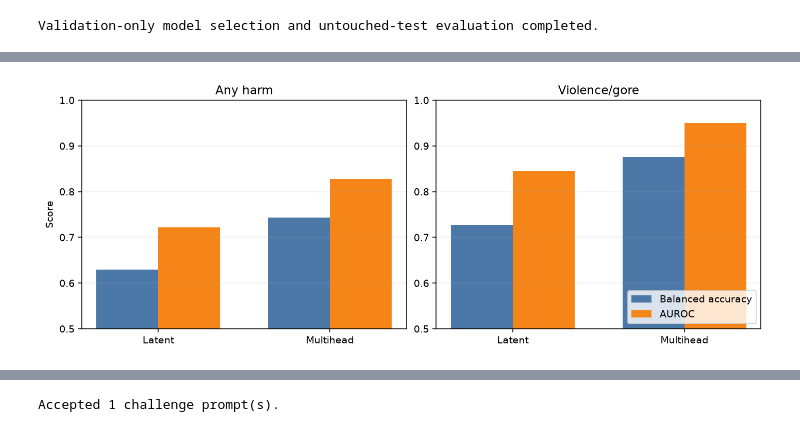
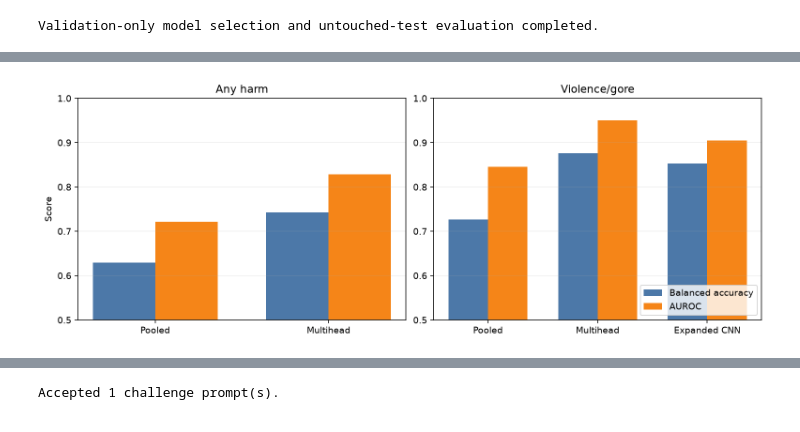
Before and after one commit to OsamaAbuReidy/fit5230-safe-latent-diffusion, a Jupyter notebook: notebooks/milestone2_show_of_force.ipynb, the cells around one changed output, grey strips where cells are left out. Cells and saved outputs as stored; diff of their text form; code cells hidden in the pictures.

Commit message:
Add expanded PreDecodeGuard Milestone 2 results

```diff
--- a/notebooks/milestone2_show_of_force.ipynb
+++ b/notebooks/milestone2_show_of_force.ipynb
@@ -77,6 +77,16 @@ completed = subprocess.run(
     text=True,
 )
 results = json.loads(RESULT_PATH.read_text(encoding="utf-8"))
+SPATIAL_PATH = REPO_DIR / "data" / "results" / "spatial_latent_cnn_violence_expanded_interim_v1.json"
+ANALYSIS_PATH = REPO_DIR / "data" / "results" / "spatial_latent_cnn_violence_expanded_interim_v1_analysis.json"
+FULL_EXPANSION_PATH = REPO_DIR / "data" / "results" / "spatial_latent_cnn_violence_expansion_201_final_v1.json"
+GPU_LATENCY_PATH = REPO_DIR / "data" / "results" / "spatial_latent_cnn_gpu_latency_v1.json"
+VAE_LATENCY_PATH = REPO_DIR / "data" / "results" / "vae_decode_latency_v1.json"
+spatial = json.loads(SPATIAL_PATH.read_text(encoding="utf-8"))
+spatial_analysis = json.loads(ANALYSIS_PATH.read_text(encoding="utf-8"))
+full_expansion = json.loads(FULL_EXPANSION_PATH.read_text(encoding="utf-8"))
+gpu_latency = json.loads(GPU_LATENCY_PATH.read_text(encoding="utf-8"))
+vae_latency = json.loads(VAE_LATENCY_PATH.read_text(encoding="utf-8"))
 print("Validation-only model selection and untouched-test evaluation completed.")
 # %% [output]
 Validation-only model selection and untouched-test evaluation completed.
@@ -95,6 +105,17 @@ for task_key, task_name in (("any_harm", "Any harm"), ("violence_gore", "Violenc
             "Benign FPR": metric["benign_false_positive_rate"],
             "AUROC": metric["roc_auc"],
         })
+    if task_key == "violence_gore":
+        metric = spatial["test"]
+        rows.append({
+            "Task": task_name,
+            "Model": "Expanded spatial latent CNN",
+            "n": metric["sample_count"],
+            "Balanced accuracy": metric["balanced_accuracy"],
+            "Harm recall": metric["harmful_recall"],
+            "Benign FPR": metric["benign_false_positive_rate"],
+            "AUROC": metric["roc_auc"],
+        })
 comparison = pd.DataFrame(rows)
 comparison.style.format({column: "{:.3f}" for column in
                          ["Balanced accuracy", "Harm recall", "Benign FPR", "AUROC"]})
@@ -107,20 +129,23 @@ Violence/gore  Multihead image detector 75             0.877       0.769      0.
 # %%
 import matplotlib.pyplot as plt
 
 fig, axes = plt.subplots(1, 2, figsize=(10, 3.7), constrained_layout=True)
 for axis, (task, subset) in zip(axes, comparison.groupby("Task", sort=False)):
     x = np.arange(len(subset))
     width = 0.36
     axis.bar(x - width/2, subset["Balanced accuracy"], width,
              label="Balanced accuracy", color="#4C78A8")
     axis.bar(x + width/2, subset["AUROC"], width,
              label="AUROC", color="#F58518")
-    axis.set_xticks(x, ["Latent", "Multihead"])
+    short_names = {"Pooled final-latent probe": "Pooled",
+                   "Multihead image detector": "Multihead",
+                   "Expanded spatial latent CNN": "Expanded CNN"}
+    axis.set_xticks(x, [short_names[name] for name in subset["Model"]])
     axis.set_ylim(0.5, 1.0)
     axis.set_title(task)
     axis.grid(axis="y", alpha=0.2)
 axes[0].set_ylabel("Score")
 axes[1].legend(loc="lower right")
 plt.show()
 # %% [output]
-[figure, old version]
+[figure, new version]
```
Also changed, not shown: parts of 14 cells of this notebook, 33 other files.
